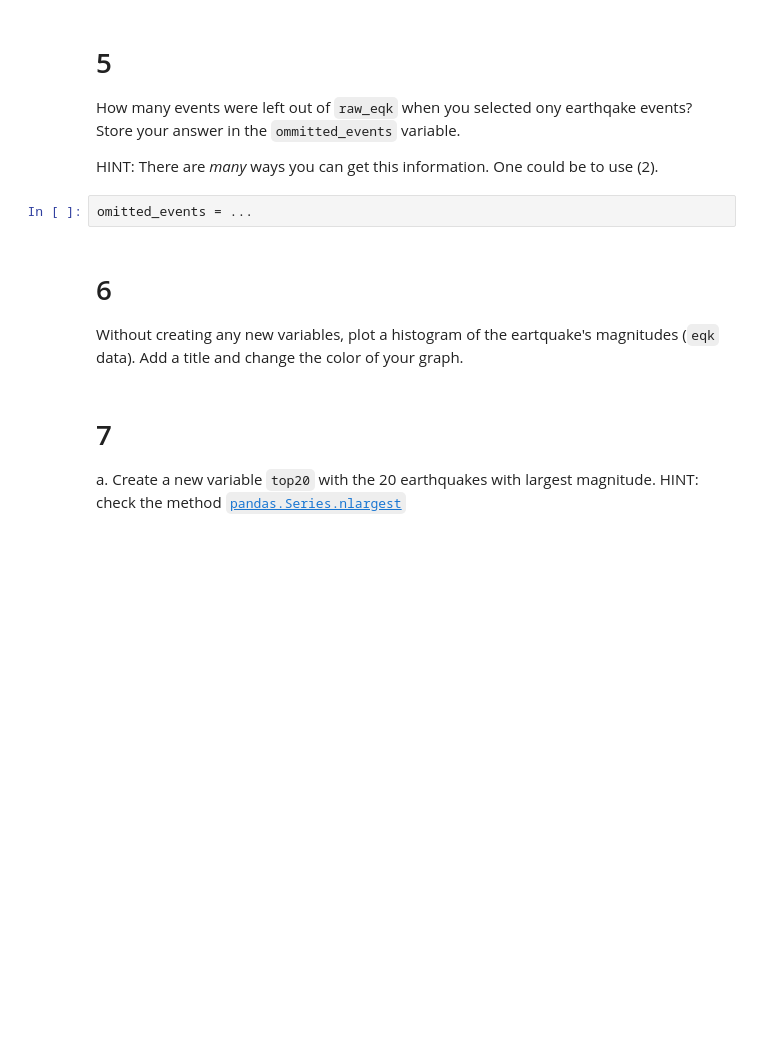
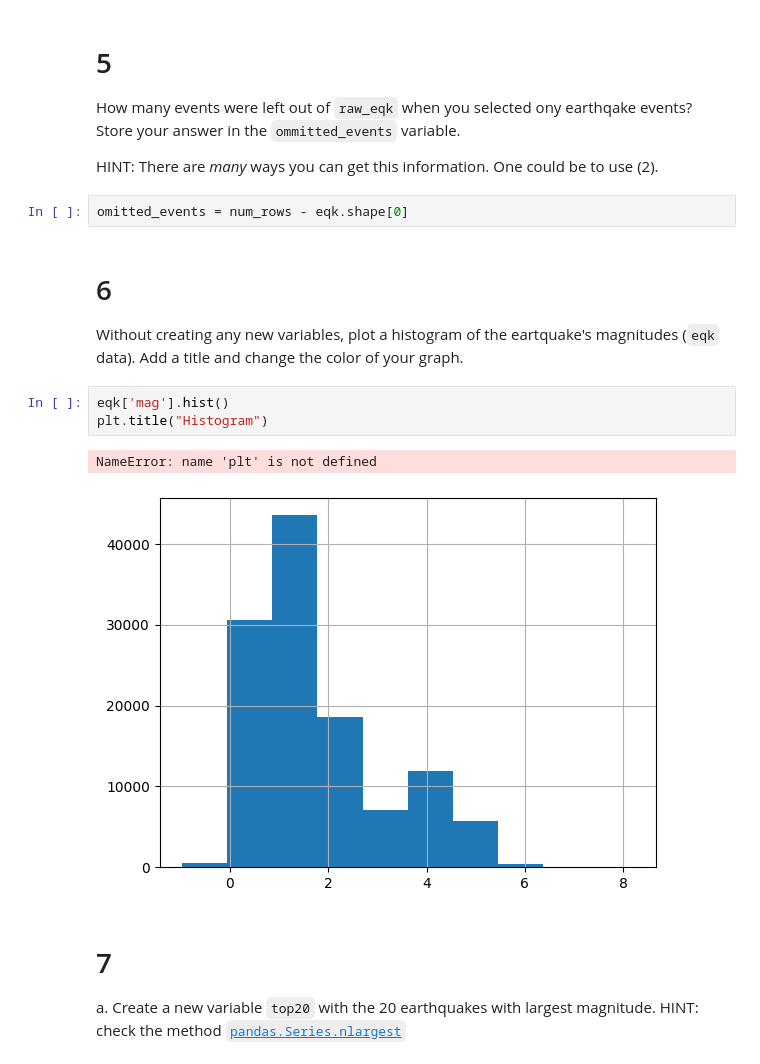
Before and after one commit to ceh58/eds220-hwk1, a Jupyter notebook: hwk1-task3-earthquakes.ipynb, the cells around one changed output. Cells and saved outputs as stored; diff of their text form; blank space fills up the shorter version.

```diff
--- a/hwk1-task3-earthquakes.ipynb
+++ b/hwk1-task3-earthquakes.ipynb
@@ -130,13 +131,19 @@ eqk_3
 How many events were left out of `raw_eqk` when you selected ony earthqake events? Store your answer in the `ommitted_events` variable.
 
 HINT: There are *many* ways you can get this information. One could be to use (2).
-# %%
-omitted_events = ...
+# %%
+omitted_events = num_rows - eqk.shape[0]
 # %% [markdown]
 <!-- BEGIN QUESTION -->
 
 # 6
 Without creating any new variables, plot a histogram of the eartquake's magnitudes (`eqk` data). Add a title and change the color of your graph.
+# %%
+eqk['mag'].hist()
+plt.title("Histogram")
+# %% [output]
+NameError: name 'plt' is not defined
+[figure, added]
 # %% [markdown]
 <!-- END QUESTION -->
 
```
Also changed, not shown: parts of 1 cell of this notebook.
